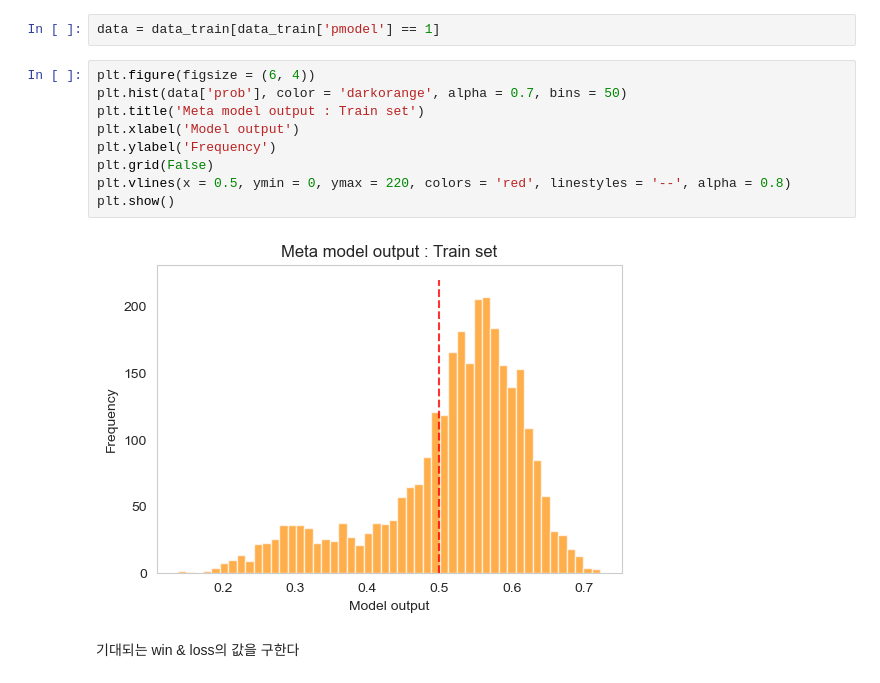
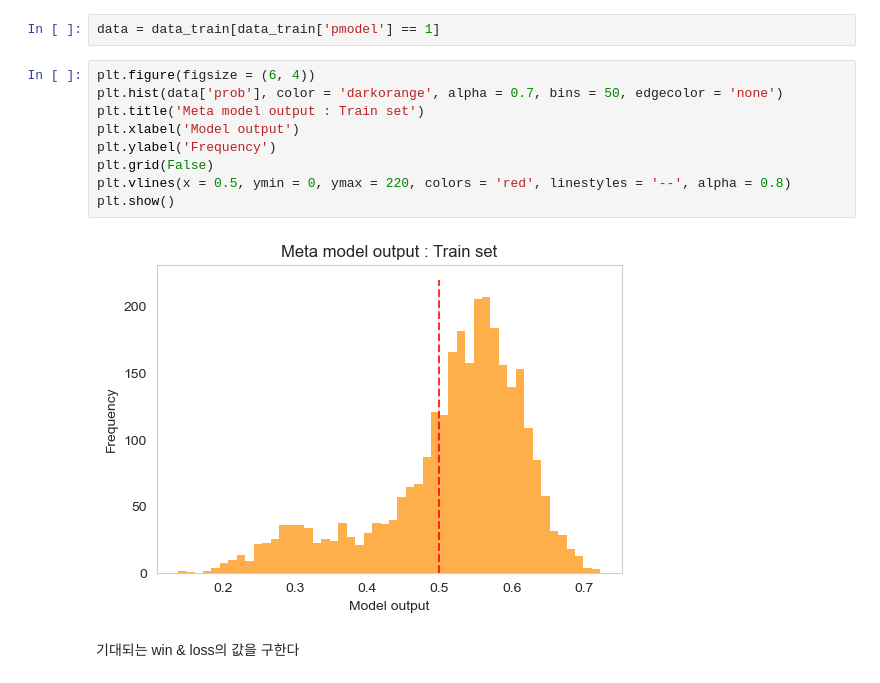
Before and after one commit to Tommylee1013/FinancialMachineLearning, a Jupyter notebook: meta_labeling/kelly_criterion_analysis.ipynb, the cells around one changed output. Drawn from its saved outputs; the diff is of its cells as text.

```diff
--- a/meta_labeling/kelly_criterion_analysis.ipynb
+++ b/meta_labeling/kelly_criterion_analysis.ipynb
@@ -28,15 +28,15 @@ p model에서 label이 1인 것들만 filtering하여 prob의 histogram을 살
 data = data_train[data_train['pmodel'] == 1]
 # %%
 plt.figure(figsize = (6, 4))
-plt.hist(data['prob'], color = 'darkorange', alpha = 0.7, bins = 50)
+plt.hist(data['prob'], color = 'darkorange', alpha = 0.7, bins = 50, edgecolor = 'none')
 plt.title('Meta model output : Train set')
 plt.xlabel('Model output')
 plt.ylabel('Frequency')
 plt.grid(False)
 plt.vlines(x = 0.5, ymin = 0, ymax = 220, colors = 'red', linestyles = '--', alpha = 0.8)
 plt.show()
 # %% [output]
-[figure, old version]
+[figure, new version]
 # %% [markdown]
 기대되는 win & loss의 값을 구한다
 # %%
```
Also changed, not shown: parts of 73 cells of this notebook.
